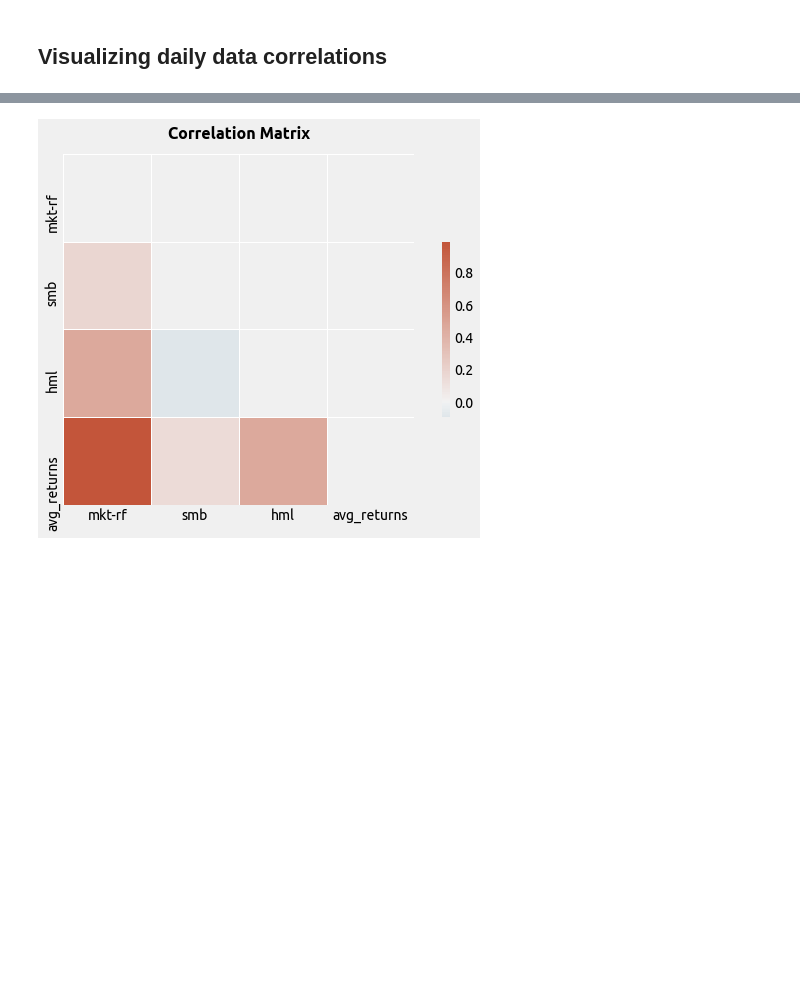
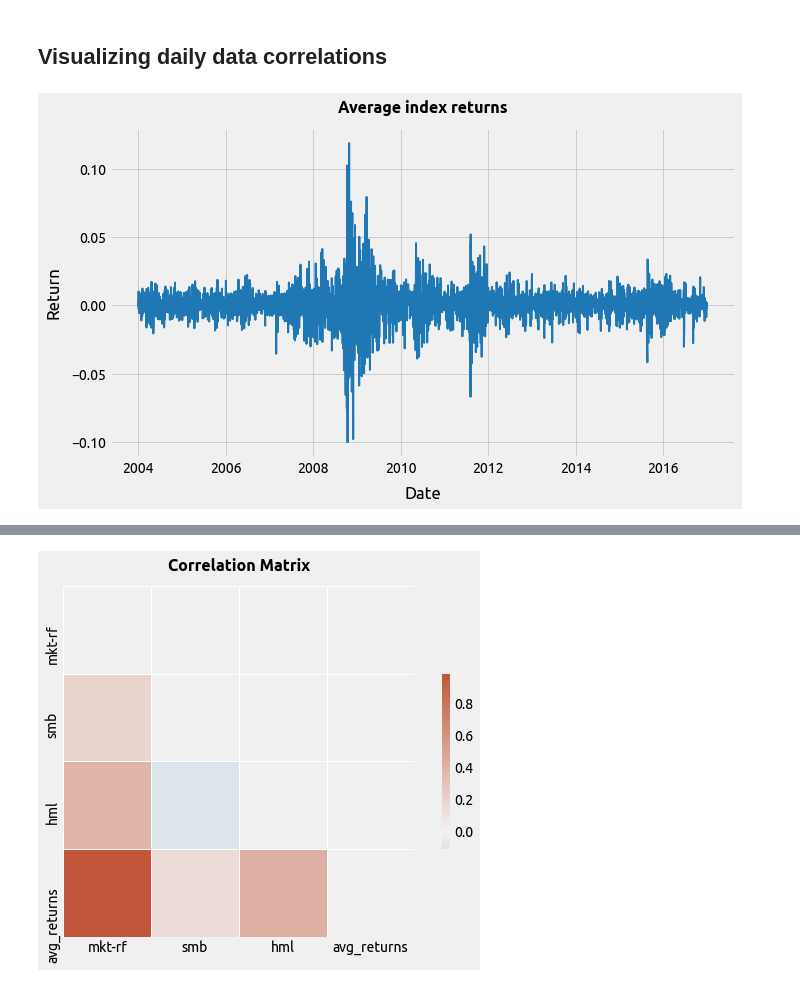
Before and after one commit to daniel-deutsch/FTD, a Jupyter notebook: Asset Pricing/project/main.ipynb, the cells around one changed output, grey strips where cells are left out. Saved outputs shown, nothing was run; the diff lists cells and outputs as text; code cells hidden in the pictures; blank space fills up the shorter version.

```diff
--- a/Asset Pricing/project/main.ipynb
+++ b/Asset Pricing/project/main.ipynb
@@ -132,4 +133,16 @@ for index in indexes:
     df_annual[index] = df_annual[index] - df_annual['rf']
 # %% [markdown]
 ## Visualizing daily data correlations
+# %%
+df_plot = df_daily[factors].copy()
+df_plot.loc[:, 'avg_returns'] = df_daily[indexes].mean(axis=1)
+
+plt.figure()
+plt.title('Average index returns')
+plt.ylabel('Return')
+plt.xlabel('Date')
+plt.plot(df_plot.index, df_plot['avg_returns'], c='tab:blue')
+plt.show()
+# %% [output]
+[figure, added]
 # %%
```
Also changed, not shown: parts of 13 cells of this notebook, 2 other files.
